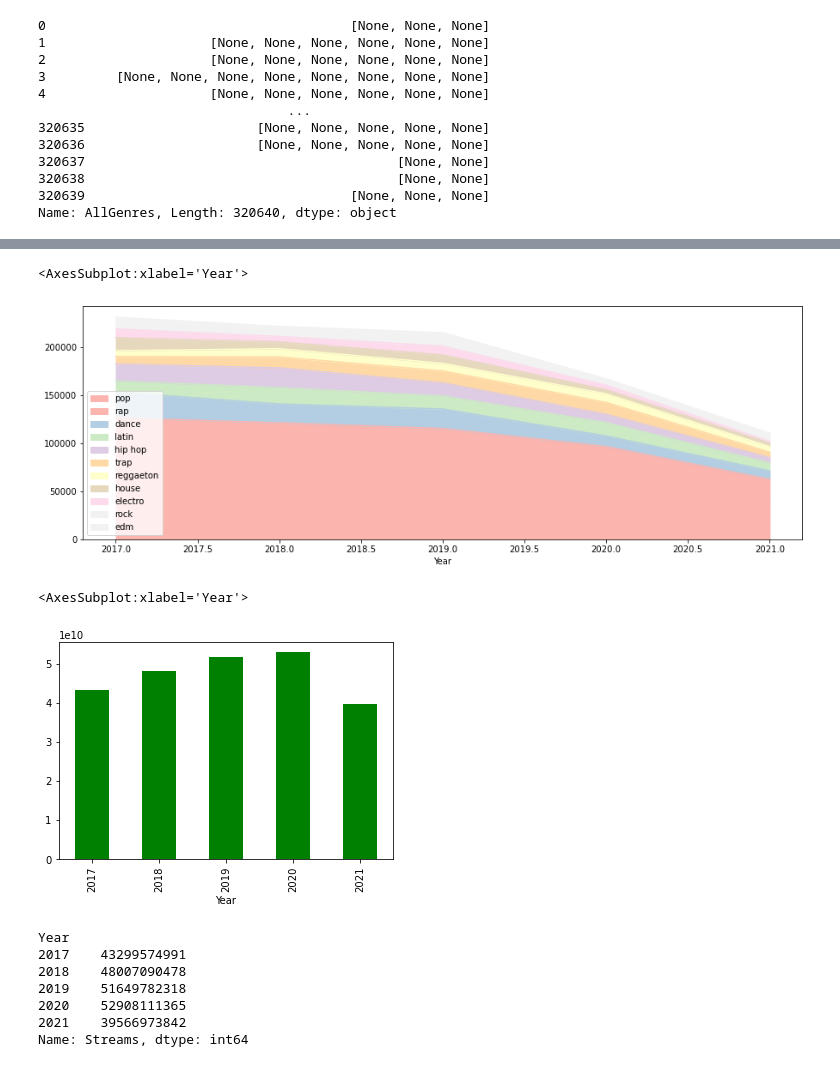
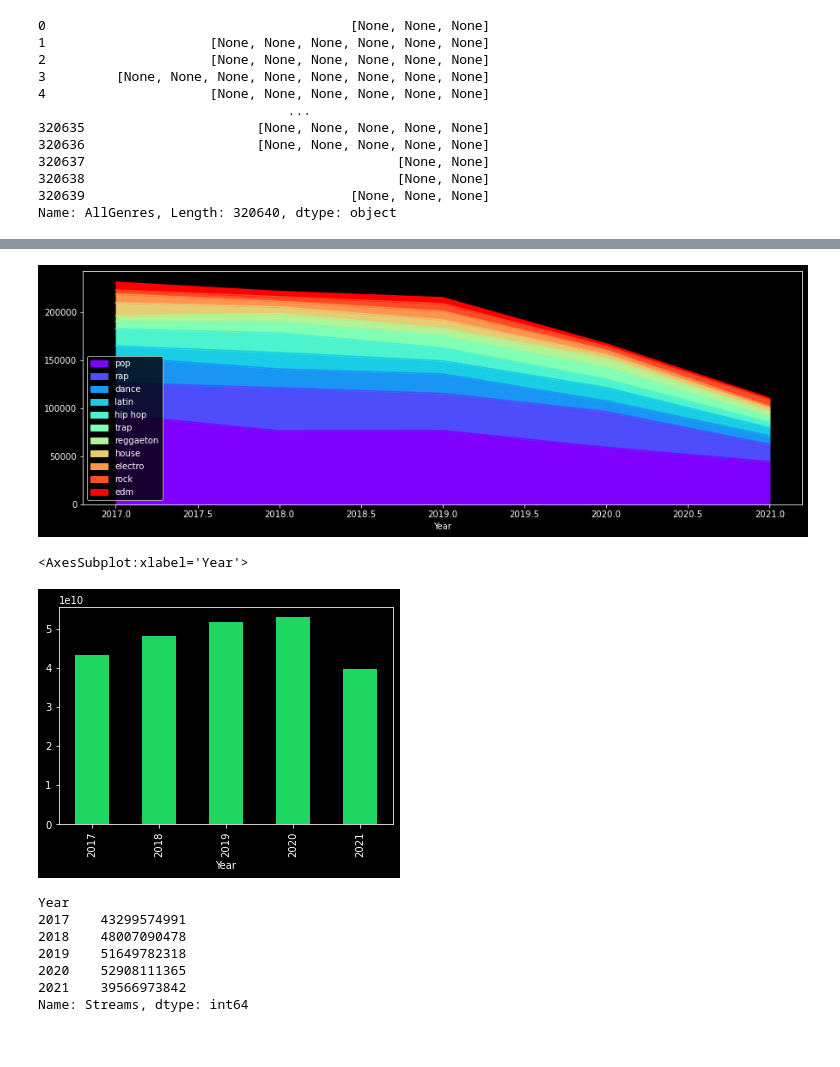
Before and after one commit to StavrosTs/Project-EDA---Spotify, a Jupyter notebook: Analysis/Analysis Process.ipynb, the cells around one changed output, grey strips where cells are left out. Saved outputs shown, nothing was run; the diff lists cells and outputs as text; code cells hidden in the pictures.

```diff
--- a/Analysis/Analysis Process.ipynb
+++ b/Analysis/Analysis Process.ipynb
@@ -126,7 +126,8 @@ lists = sorted(analysis_dict.items(), key=lambda kv: kv[1], reverse=True)
 
 x, y = zip(*lists)
 
+plt.style.use("dark_background")
 plt.figure(figsize=(20,10))
-plt.bar(x[0:11], y[0:11])
+plt.bar(x[0:11], y[0:11],color='#1ED761')
 plt.show()
 # %% [output]
@@ -137,15 +138,14 @@ top_five = ['pop','rap','dance','latin','hip hop']
 # %%
 data_genrepm = data_sp[data_sp['Month']<=7]
 # %%
-data_genrepm.groupby(['Year']).sum().plot.area(figsize=(15,5),y=top_ten,colormap="Pastel1")
+data_genrepm.groupby(['Year']).sum().plot.area(figsize=(15,5),y=top_ten,colormap='rainbow')
 # %% [output]
-<AxesSubplot:xlabel='Year'>
-[figure, old version]
+[figure, new version]
 # %%
-data_genrepm.groupby('Year').sum()['Streams'].plot.bar(color='g')
+data_genrepm.groupby('Year').sum()['Streams'].plot.bar(color='#1ED761')
 # %% [output]
 <AxesSubplot:xlabel='Year'>
-[figure, old version]
+[figure, new version]
 # %%
 data_sum = data_genrepm.groupby('Year').sum()['Streams']
 # %%
```
Also changed, not shown: parts of 9 cells of this notebook.
